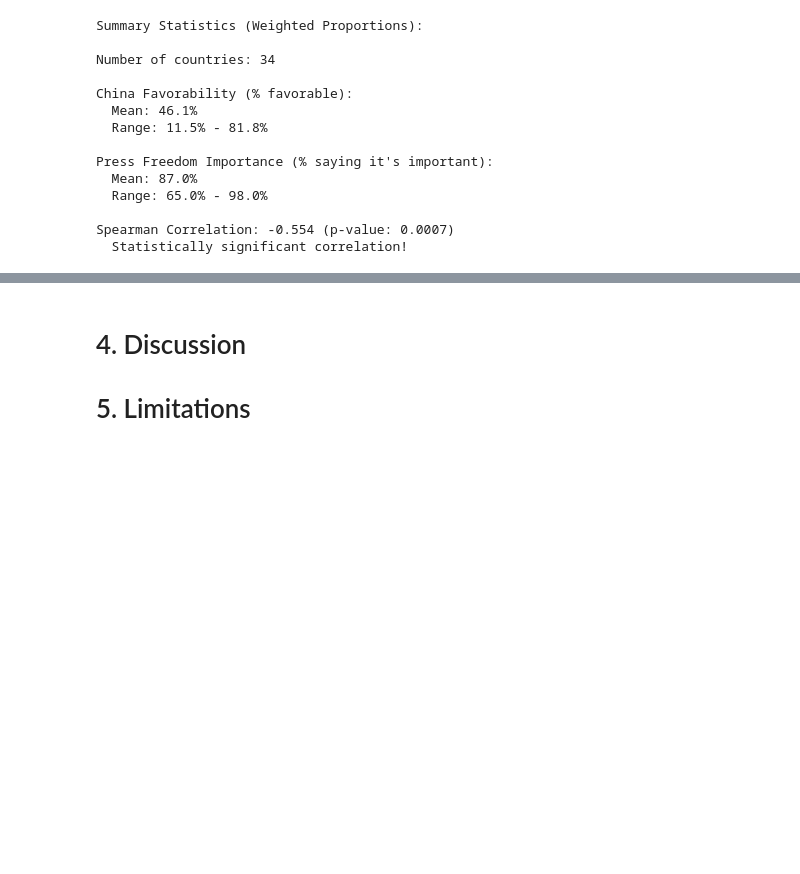
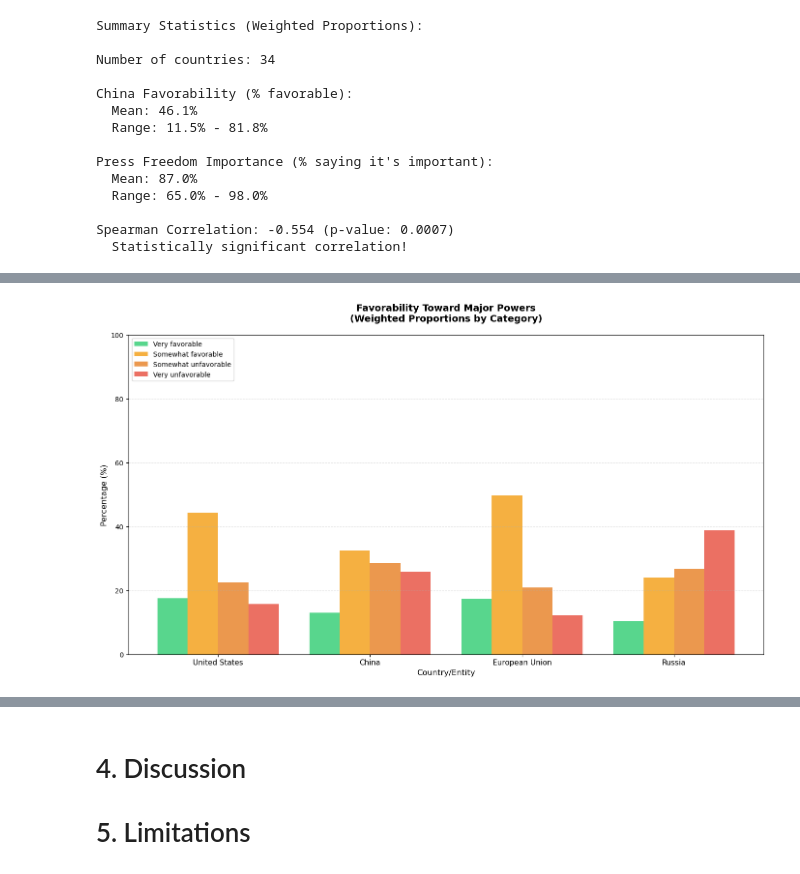
Before and after one commit to tcanm/pew-global-attitudes-analysis-2024, a Jupyter notebook: summative.ipynb, the cells around one changed output, grey strips where cells are left out. Saved outputs shown, nothing was run; the diff lists cells and outputs as text; code cells hidden in the pictures; blank space fills up the shorter version.

```diff
--- a/summative.ipynb
+++ b/summative.ipynb
@@ -988,0 +1971,96 @@ Spearman Correlation: -0.554 (p-value: 0.0007)
+# %%
+# Favorability in Major Powers Comparison
+# Showing all ordinal categories (1-4) for each entity
+# Using weighted proportions (appropriate for ordinal variables)
+
+# List of favorability variables to compare (major powers only)
+favorability_vars = {
+    'fav_us': 'United States',
+    'fav_china': 'China',
+    'fav_eu': 'European Union',
+    'fav_russia': 'Russia'
+}
+
+# Category labels
+category_labels = {
+    '1': 'Very favorable',
+    '2': 'Somewhat favorable',
+    '3': 'Somewhat unfavorable',
+    '4': 'Very unfavorable'
+}
+
+# Calculate weighted proportions for each entity
+entity_stats = {}
+
+for var_name, entity_name in favorability_vars.items():
+    # Filter to valid responses (1-4)
+    valid_data = pew[pew[var_name].isin(['1', '2', '3', '4'])].copy()
+    valid_data['weight'] = pd.to_numeric(valid_data['weight'], errors='coerce')
+    valid_data = valid_data.dropna(subset=['weight', var_name])
+
+    total_weight = valid_data['weight'].sum()
+
+    # Calculate weighted proportions for each category
+    proportions = {}
+    for category in ['1', '2', '3', '4']:
+        category_weight = valid_data[valid_data[var_name] == category]['weight'].sum()
+        proportions[category] = (category_weight / total_weight) * 100
+
+    entity_stats[entity_name] = proportions
+
+# Convert to DataFrame for easier plotting
+plot_df = pd.DataFrame(entity_stats).T
+plot_df.columns = [category_labels[col] for col in plot_df.columns]
+
+# Reorder columns for logical flow
+plot_df = plot_df[['Very favorable', 'Somewhat favorable',
+                   'Somewhat unfavorable', 'Very unfavorable']]
+
+# Create grouped bar chart
+fig, ax = plt.subplots(figsize=(14, 8))
+
+# Set up positions for bars
+x = np.arange(len(plot_df.index))
+width = 0.2  # Width of the bars
+
+# Colors for each category
+colors = ['#2ecc71', '#f39c12', '#e67e22', '#e74c3c']  # Green, Orange, Light Red, Dark Red
+
+# Create bars for each category
+for i, (category, color) in enumerate(zip(plot_df.columns, colors)):
+    values = plot_df[category].values
+    offset = (i - 1.5) * width
+    ax.bar(x + offset, values, width, label=category, color=color, alpha=0.8)
+
+# Customize the plot
+ax.set_ylabel('Percentage (%)', fontsize=12)
+ax.set_xlabel('Country/Entity', fontsize=12)
+ax.set_title('Favorability Toward Major Powers\n(Weighted Proportions by Category)',
+             fontsize=14, fontweight='bold', pad=20)
+ax.set_xticks(x)
+ax.set_xticklabels(plot_df.index, fontsize=11)
+ax.legend(loc='upper left', framealpha=0.9, fontsize=10)
+ax.grid(axis='y', alpha=0.3, linestyle='--')
+ax.set_ylim(0, 100)
+
+plt.tight_layout()
+plt.show()
+
+# Print summary statistics
+print("="*80)
+print("FAVORABILITY TOWARD MAJOR POWERS - SUMMARY STATISTICS")
+print("="*80)
+
+for entity in plot_df.index:
+    print(f"\n{entity}:")
+    for category in plot_df.columns:
+        pct = plot_df.loc[entity, category]
+        print(f"  {category}: {pct:.1f}%")
+
+    # Calculate "favorable" (1+2) vs "unfavorable" (3+4)
+    favorable = plot_df.loc[entity, 'Very favorable'] + plot_df.loc[entity, 'Somewhat favorable']
+    unfavorable = plot_df.loc[entity, 'Somewhat unfavorable'] + plot_df.loc[entity, 'Very unfavorable']
+    print(f"  Total Favorable (1+2): {favorable:.1f}%")
+    print(f"  Total Unfavorable (3+4): {unfavorable:.1f}%")
+# %% [output]
+[figure, added]
```
Also changed, not shown: parts of 8 cells of this notebook.
